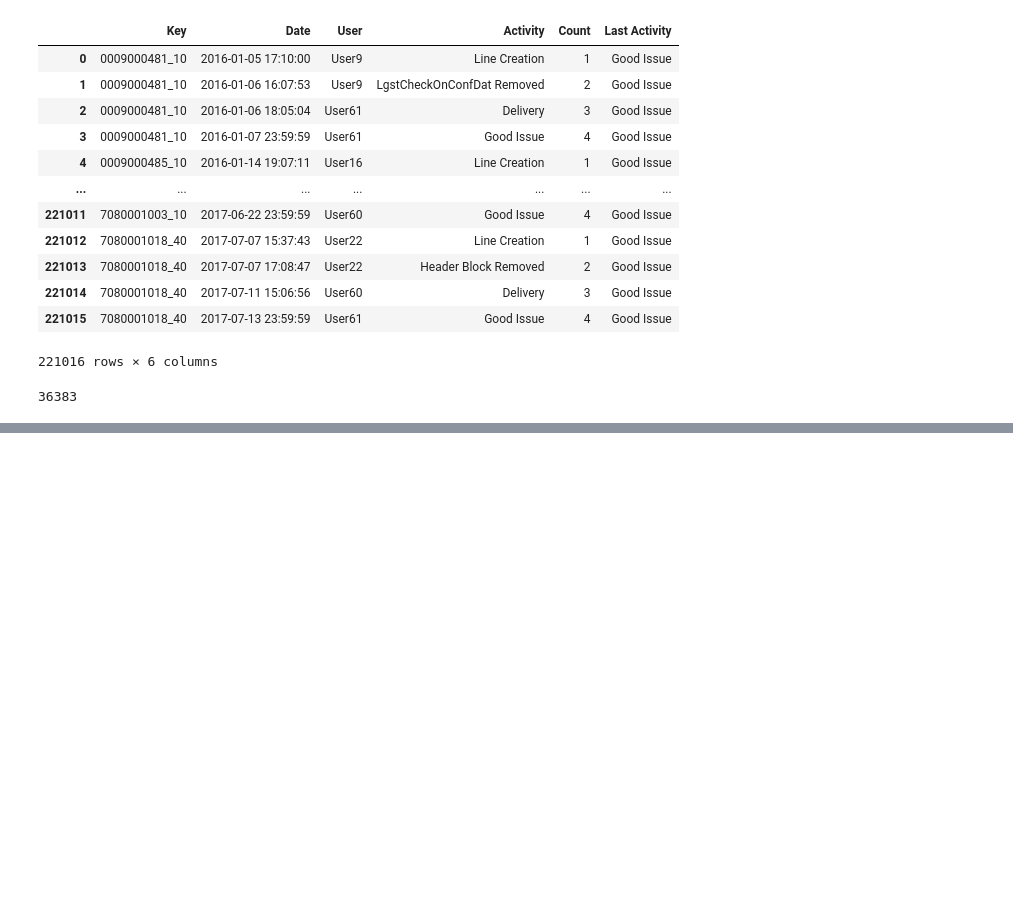
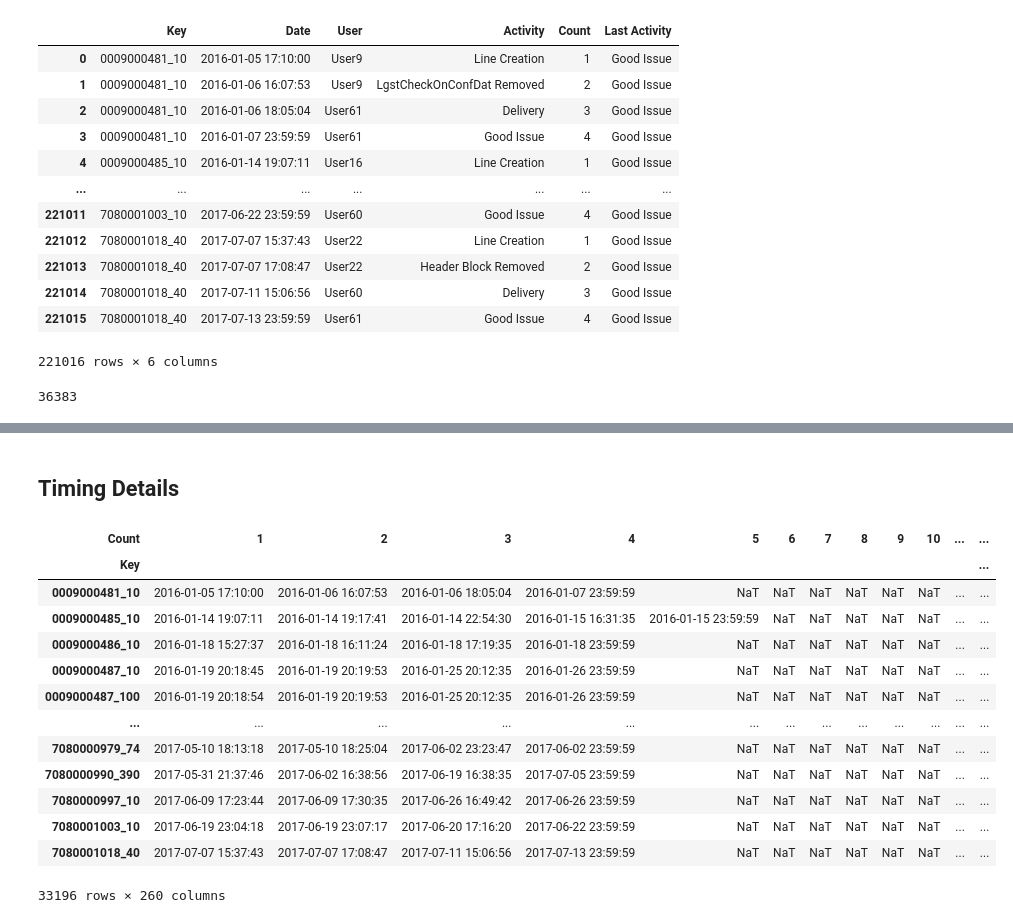
Before and after one commit to nkwachiabel/Process-Mining-Order-to-cash-IBM, a Jupyter notebook: Order to cash IBM.ipynb, the cells around one changed output, grey strips where cells are left out. Saved outputs shown, nothing was run; the diff lists cells and outputs as text; code cells hidden in the pictures; blank space fills up the shorter version.

```diff
--- a/Order to cash IBM.ipynb
+++ b/Order to cash IBM.ipynb
@@ -316,0 +750,21 @@ process_flow_2['Key'].nunique()
+# %% [markdown]
+## Timing Details
+# %%
+timing_detils = pflow.copy()
+timing_detils = timing_detils.pivot(index='Key',columns='Count', values='Date')
+timing_detils
+# %% [output]
+| Count | 1 | 2 | 3 | 4 | 5 | 6 | 7 | 8 | 9 | 10 | ... | ... |
+| Key |  |  |  |  |  |  |  |  |  |  |  | ... |
+| 0009000481_10 | 2016-01-05 17:10:00 | 2016-01-06 16:07:53 | 2016-01-06 18:05:04 | 2016-01-07 23:59:59 | NaT | NaT | NaT | NaT | NaT | NaT | ... | ... |
+| 0009000485_10 | 2016-01-14 19:07:11 | 2016-01-14 19:17:41 | 2016-01-14 22:54:30 | 2016-01-15 16:31:35 | 2016-01-15 23:59:59 | NaT | NaT | NaT | NaT | NaT | ... | ... |
+| 0009000486_10 | 2016-01-18 15:27:37 | 2016-01-18 16:11:24 | 2016-01-18 17:19:35 | 2016-01-18 23:59:59 | NaT | NaT | NaT | NaT | NaT | NaT | ... | ... |
+| 0009000487_10 | 2016-01-19 20:18:45 | 2016-01-19 20:19:53 | 2016-01-25 20:12:35 | 2016-01-26 23:59:59 | NaT | NaT | NaT | NaT | NaT | NaT | ... | ... |
+| 0009000487_100 | 2016-01-19 20:18:54 | 2016-01-19 20:19:53 | 2016-01-25 20:12:35 | 2016-01-26 23:59:59 | NaT | NaT | NaT | NaT | NaT | NaT | ... | ... |
+| ... | ... | ... | ... | ... | ... | ... | ... | ... | ... | ... | ... | ... |
+| 7080000979_74 | 2017-05-10 18:13:18 | 2017-05-10 18:25:04 | 2017-06-02 23:23:47 | 2017-06-02 23:59:59 | NaT | NaT | NaT | NaT | NaT | NaT | ... | ... |
+| 7080000990_390 | 2017-05-31 21:37:46 | 2017-06-02 16:38:56 | 2017-06-19 16:38:35 | 2017-07-05 23:59:59 | NaT | NaT | NaT | NaT | NaT | NaT | ... | ... |
+| 7080000997_10 | 2017-06-09 17:23:44 | 2017-06-09 17:30:35 | 2017-06-26 16:49:42 | 2017-06-26 23:59:59 | NaT | NaT | NaT | NaT | NaT | NaT | ... | ... |
+| 7080001003_10 | 2017-06-19 23:04:18 | 2017-06-19 23:07:17 | 2017-06-20 17:16:20 | 2017-06-22 23:59:59 | NaT | NaT | NaT | NaT | NaT | NaT | ... | ... |
+| 7080001018_40 | 2017-07-07 15:37:43 | 2017-07-07 17:08:47 | 2017-07-11 15:06:56 | 2017-07-13 23:59:59 | NaT | NaT | NaT | NaT | NaT | NaT | ... | ... |
+33196 rows × 260 columns
```
Also changed, not shown: parts of 44 cells of this notebook.
